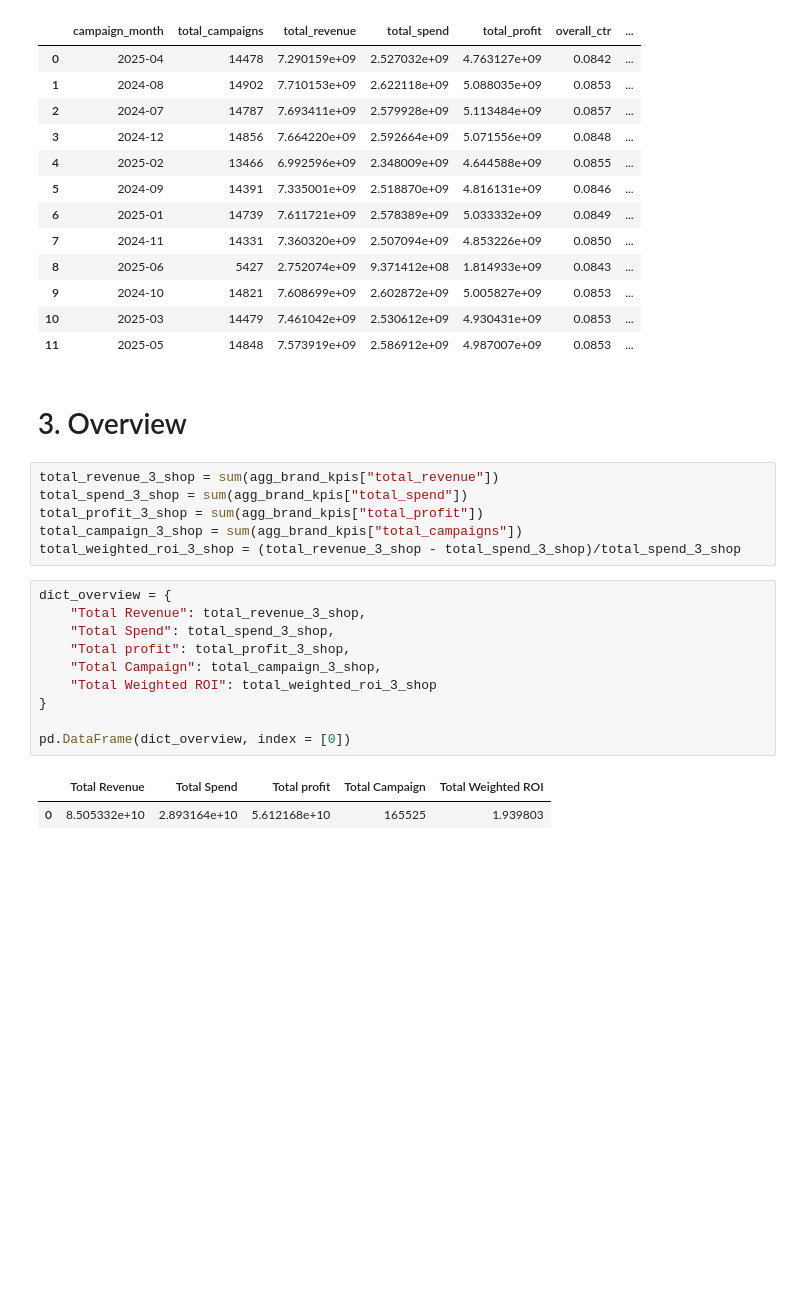
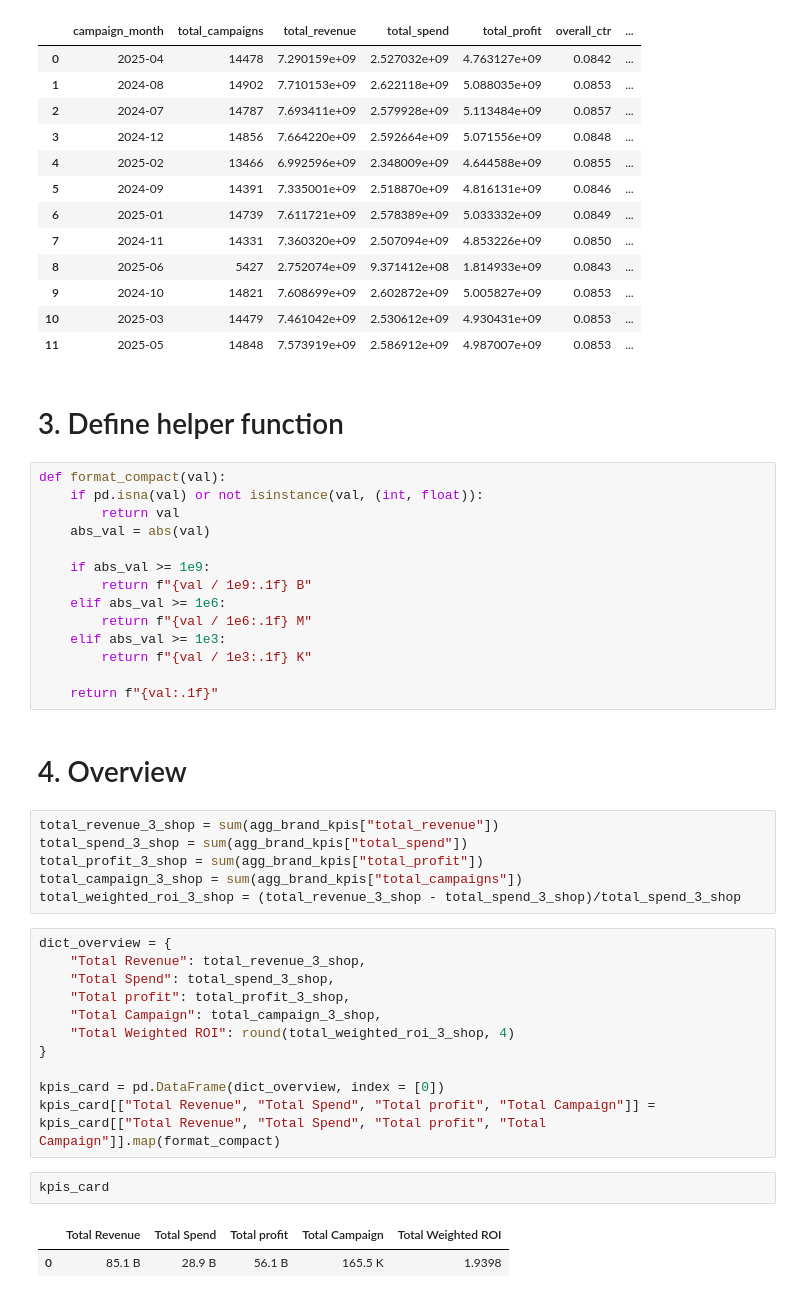
Before and after one commit to ntq05/Indian_BeautyShop_Marketing_Analytics, a Jupyter notebook: Indian_Beauty_Shop_Marketing_Analytics/notebooks/01_Quan_EDA.ipynb, the cells around one changed output. Cells and saved outputs as stored; diff of their text form; blank space fills up the shorter version.

```diff
--- a/Indian_Beauty_Shop_Marketing_Analytics/notebooks/01_Quan_EDA.ipynb
+++ b/Indian_Beauty_Shop_Marketing_Analytics/notebooks/01_Quan_EDA.ipynb
@@ -71,8 +73,24 @@ agg_monthly_kpis
 | 9 | 2024-10 | 14821 | 7.608699e+09 | 2.602872e+09 | 5.005827e+09 | 0.0853 | ... |
 | 10 | 2025-03 | 14479 | 7.461042e+09 | 2.530612e+09 | 4.930431e+09 | 0.0853 | ... |
 | 11 | 2025-05 | 14848 | 7.573919e+09 | 2.586912e+09 | 4.987007e+09 | 0.0853 | ... |
+# %% [markdown]
+# 3. Define helper function
+# %%
+def format_compact(val):
+    if pd.isna(val) or not isinstance(val, (int, float)):
+        return val
+    abs_val = abs(val)
+
+    if abs_val >= 1e9:
+        return f"{val / 1e9:.1f} B"
+    elif abs_val >= 1e6:
+        return f"{val / 1e6:.1f} M"
+    elif abs_val >= 1e3:
+        return f"{val / 1e3:.1f} K"
+
+    return f"{val:.1f}"
 # %% [markdown]
-# 3. Overview
+# 4. Overview
 # %%
 total_revenue_3_shop = sum(agg_brand_kpis["total_revenue"])
 total_spend_3_shop = sum(agg_brand_kpis["total_spend"])
@@ -85,10 +103,13 @@ dict_overview = {
     "Total Spend": total_spend_3_shop,
     "Total profit": total_profit_3_shop,
     "Total Campaign": total_campaign_3_shop,
-    "Total Weighted ROI": total_weighted_roi_3_shop
+    "Total Weighted ROI": round(total_weighted_roi_3_shop, 4)
 }
 
-pd.DataFrame(dict_overview, index = [0])
+kpis_card = pd.DataFrame(dict_overview, index = [0])
+kpis_card[["Total Revenue", "Total Spend", "Total profit", "Total Campaign"]] = kpis_card[["Total Revenue", "Total Spend", "Total profit", "Total Campaign"]].map(format_compact)
-# %% [output]
-|  | Total Revenue | Total Spend | Total profit | Total Campaign | Total Weighted ROI |
-| 0 | 8.505332e+10 | 2.893164e+10 | 5.612168e+10 | 165525 | 1.939803 |
+# %%
+kpis_card
+# %% [output]
+|  | Total Revenue | Total Spend | Total profit | Total Campaign | Total Weighted ROI |
+| 0 | 85.1 B | 28.9 B | 56.1 B | 165.5 K | 1.9398 |
```
Also changed, not shown: parts of 7 cells of this notebook.
